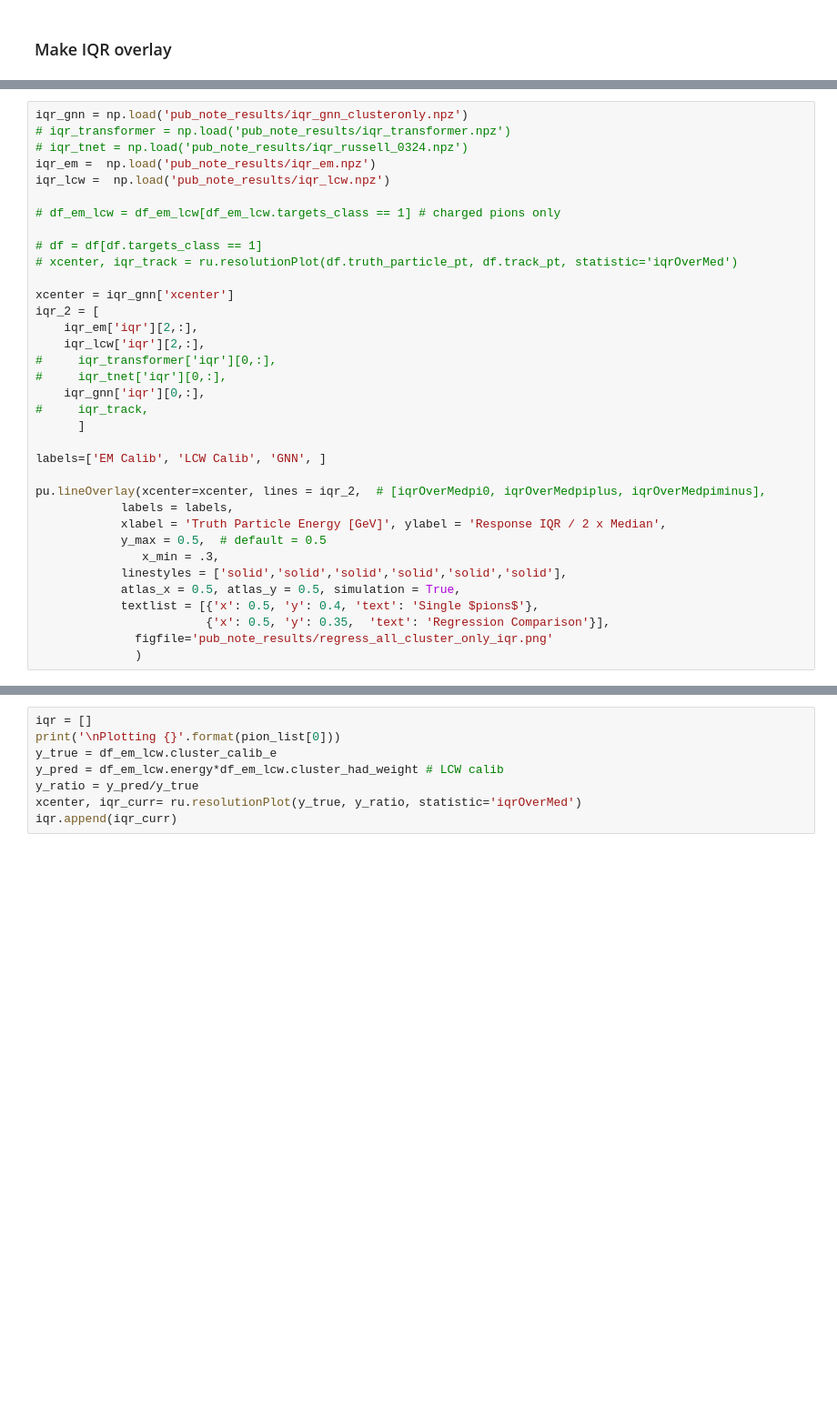
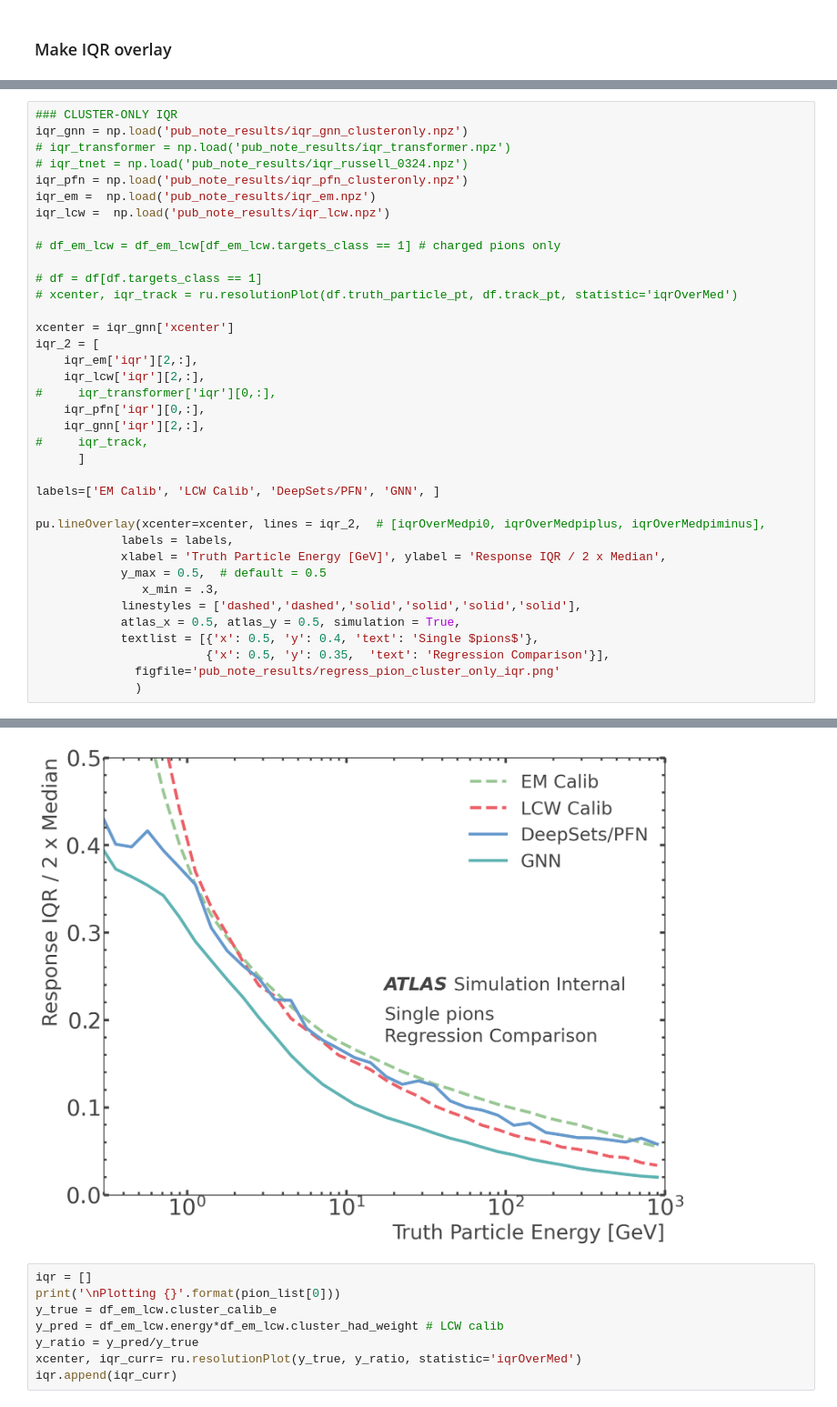
Before and after one commit to atlas-calo-ml/gn4pions_eastbay, a Jupyter notebook: analysis_example.ipynb, the cells around one changed output, grey strips where cells are left out. Shown at 91% size. Saved outputs shown, nothing was run; the diff lists cells and outputs as text; blank space fills up the shorter version.

```diff
--- a/analysis_example.ipynb
+++ b/analysis_example.ipynb
@@ -792,7 +823,9 @@ pu.lineOverlay(xcenter=xcenter, lines = iqr_2,  # [iqrOverMedpi0, iqrOverMedpipl
 # %%
+### CLUSTER-ONLY IQR
 iqr_gnn = np.load('pub_note_results/iqr_gnn_clusteronly.npz')
 # iqr_transformer = np.load('pub_note_results/iqr_transformer.npz')
 # iqr_tnet = np.load('pub_note_results/iqr_russell_0324.npz')
+iqr_pfn = np.load('pub_note_results/iqr_pfn_clusteronly.npz')
 iqr_em =  np.load('pub_note_results/iqr_em.npz')
 iqr_lcw =  np.load('pub_note_results/iqr_lcw.npz')
 
@@ -806,21 +839,22 @@ iqr_2 = [
     iqr_em['iqr'][2,:],
     iqr_lcw['iqr'][2,:],
 #     iqr_transformer['iqr'][0,:],
-#     iqr_tnet['iqr'][0,:],
-    iqr_gnn['iqr'][0,:],
+    iqr_pfn['iqr'][0,:],
+    iqr_gnn['iqr'][2,:],
 #     iqr_track,
       ]
 
-labels=['EM Calib', 'LCW Calib', 'GNN', ]
+labels=['EM Calib', 'LCW Calib', 'DeepSets/PFN', 'GNN', ]
 
 pu.lineOverlay(xcenter=xcenter, lines = iqr_2,  # [iqrOverMedpi0, iqrOverMedpiplus, iqrOverMedpiminus],
             labels = labels,
             xlabel = 'Truth Particle Energy [GeV]', ylabel = 'Response IQR / 2 x Median',
             y_max = 0.5,  # default = 0.5
                x_min = .3,
-            linestyles = ['solid','solid','solid','solid','solid','solid'],
+            linestyles = ['dashed','dashed','solid','solid','solid','solid'],
             atlas_x = 0.5, atlas_y = 0.5, simulation = True,
             textlist = [{'x': 0.5, 'y': 0.4, 'text': 'Single $pions$'},
                         {'x': 0.5, 'y': 0.35,  'text': 'Regression Comparison'}],
-              figfile='pub_note_results/regress_all_cluster_only_iqr.png'
+              figfile='pub_note_results/regress_pion_cluster_only_iqr.png'
               )
+# %% [output]
@@ -827,3 +862,4 @@ pu.lineOverlay(xcenter=xcenter, lines = iqr_2,  # [iqrOverMedpi0, iqrOverMedpipl
+[figure, added]
 # %%
 iqr = []
 print('\nPlotting {}'.format(pion_list[0]))
```
Also changed, not shown: parts of 6 cells of this notebook, 1 other file.
